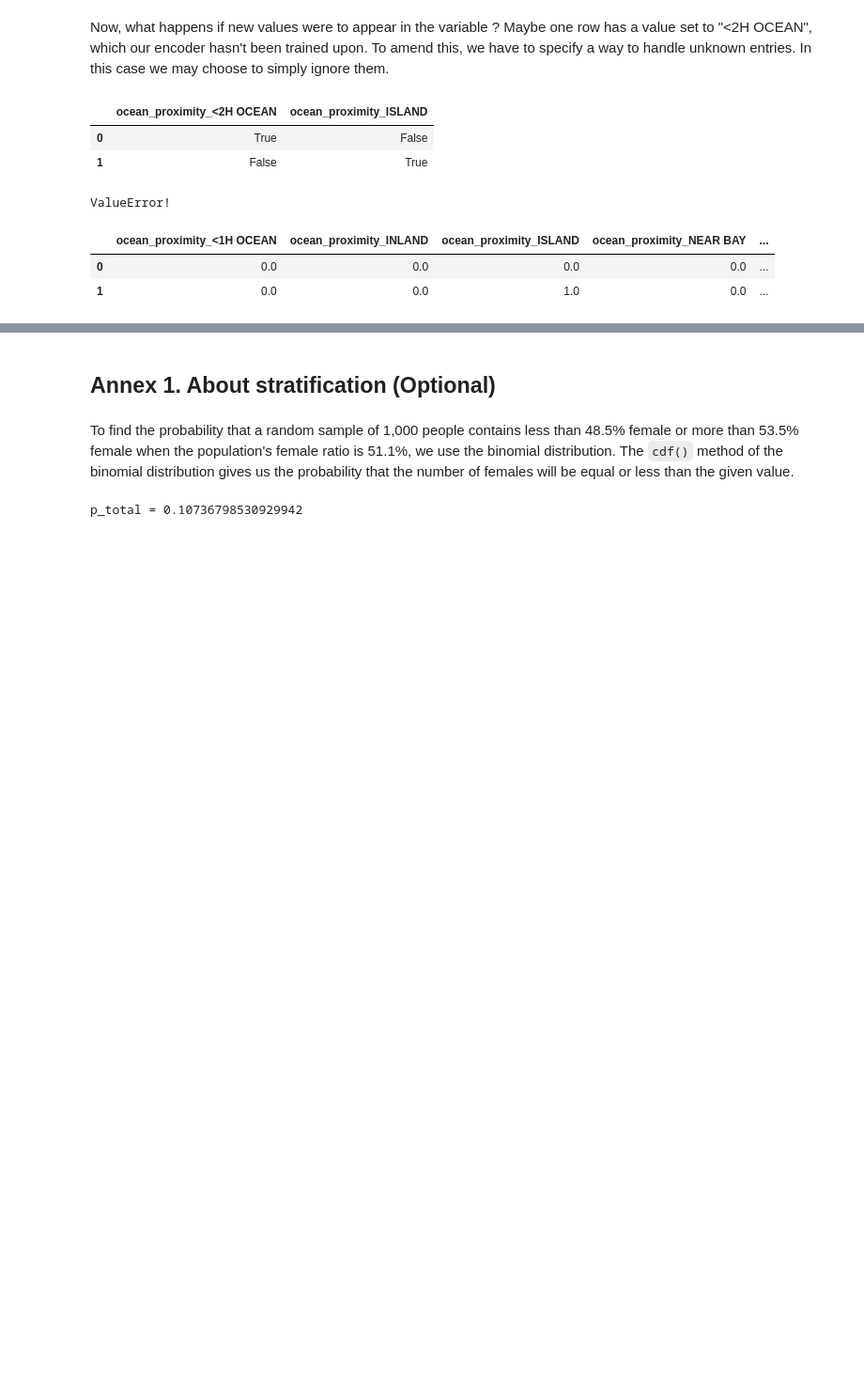
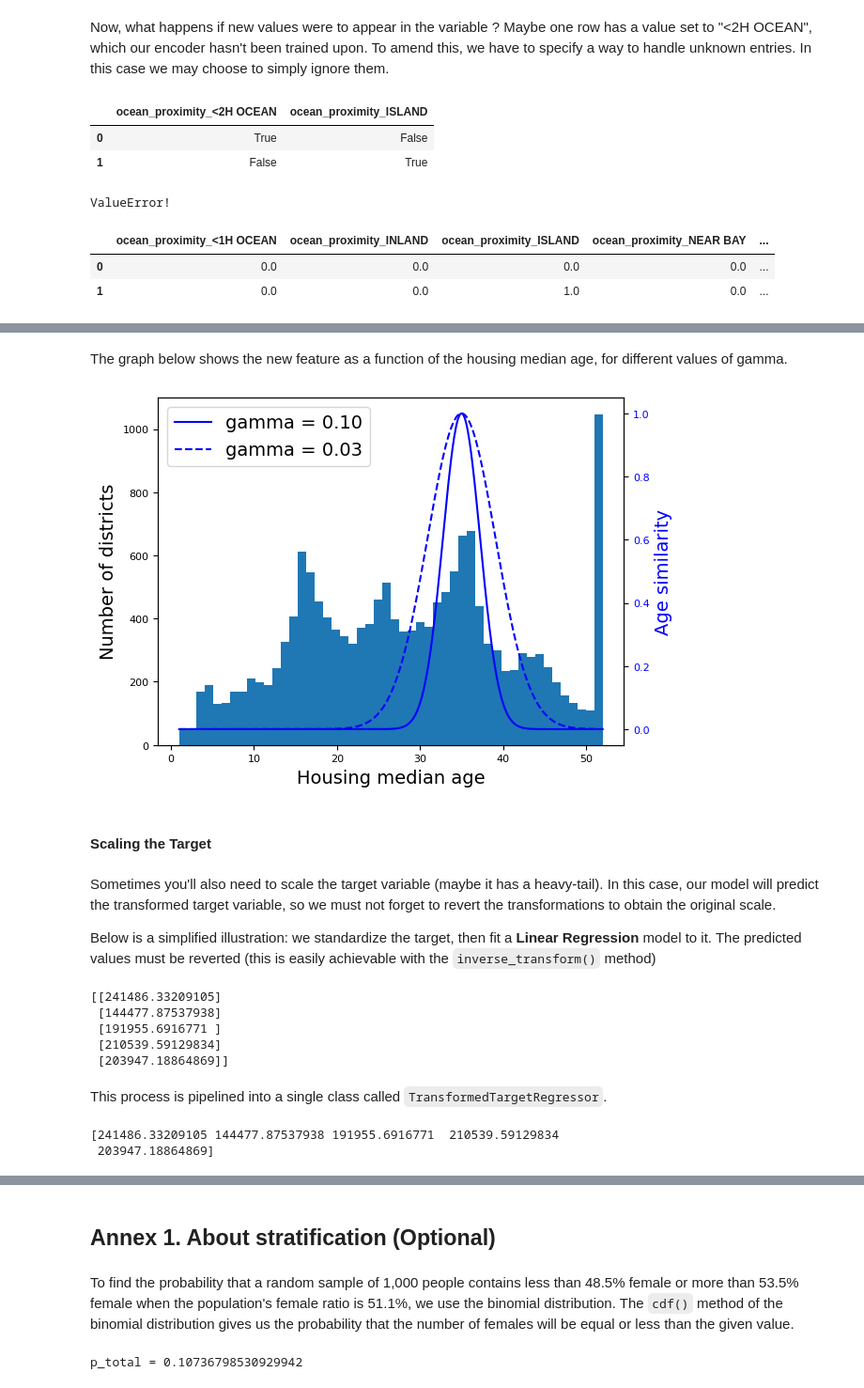
Before and after one commit to bictorbang/ML_notebooks, a Jupyter notebook: machine_learning_with_scikit_learn/02_end_to_end_machine_learning_project/02.ipynb, the cells around one changed output, grey strips where cells are left out. Shown at 94% size. Cells and saved outputs as stored; diff of their text form; code cells hidden in the pictures; blank space fills up the shorter version.

Commit message:
mlsl: 02. Select and Train a Model

```diff
--- a/machine_learning_with_scikit_learn/02_end_to_end_machine_learning_project/02.ipynb
+++ b/machine_learning_with_scikit_learn/02_end_to_end_machine_learning_project/02.ipynb
@@ -655,0 +732,66 @@ ValueError!
+# %% [markdown]
+The graph below shows the new feature as a function of the housing median age, for different values of gamma.
+# %%
+ages = np.linspace(housing["housing_median_age"].min(),
+                   housing["housing_median_age"].max(),
+                   500).reshape(-1, 1)
+gamma1 = 0.1
+gamma2 = 0.03
+rbf1 = rbf_kernel(ages, [[35]], gamma=gamma1)
+rbf2 = rbf_kernel(ages, [[35]], gamma=gamma2)
+
+fig, ax1 = plt.subplots()
+
+ax1.set_xlabel("Housing median age")
+ax1.set_ylabel("Number of districts")
+ax1.hist(housing["housing_median_age"], bins=50)
+
+ax2 = ax1.twinx()  # create a twin axis that shares the same x-axis
+color = "blue"
+ax2.plot(ages, rbf1, color=color, label="gamma = 0.10")
+ax2.plot(ages, rbf2, color=color, label="gamma = 0.03", linestyle="--")
+ax2.tick_params(axis='y', labelcolor=color)
+ax2.set_ylabel("Age similarity", color=color)
+
+plt.legend(loc="upper left")
+plt.show()
+# %% [output]
+[figure, added]
+# %% [markdown]
+#### Scaling the Target
+# %% [markdown]
+Sometimes you'll also need to scale the target variable (maybe it has a heavy-tail). In this case, our model will predict the transformed target variable, so we must not forget to revert the transformations to obtain the original scale.
+
+Below is a simplified illustration: we standardize the target, then fit a **Linear Regression** model to it. The predicted values must be reverted (this is easily achievable with the ``inverse_transform()`` method)
+# %%
+from sklearn.linear_model import LinearRegression
+
+target_scaler = StandardScaler()
+scaled_labels =  target_scaler.fit_transform(housing_labels.to_frame())
+
+model = LinearRegression()
+model.fit(housing[["median_income"]], scaled_labels)
+some_new_data = housing[["median_income"]].iloc[:5] # Pretend this is new data
+
+scaled_pred = model.predict(some_new_data)
+pred = target_scaler.inverse_transform(scaled_pred)
+print(pred)
+# %% [output]
+[[241486.33209105]
+ [144477.87537938]
+ [191955.6916771 ]
+ [210539.59129834]
+ [203947.18864869]]
+# %% [markdown]
+This process is pipelined into a single class called ``TransformedTargetRegressor``.
+# %%
+from sklearn.compose import TransformedTargetRegressor
+
+model = TransformedTargetRegressor(LinearRegression(),
+                                   transformer=StandardScaler())
+model.fit(housing[["median_income"]], housing_labels)
+pred = model.predict(some_new_data)
+print(pred)
+# %% [output]
+[241486.33209105 144477.87537938 191955.6916771  210539.59129834
+ 203947.18864869]
```
Also changed, not shown: parts of 41 cells of this notebook.
